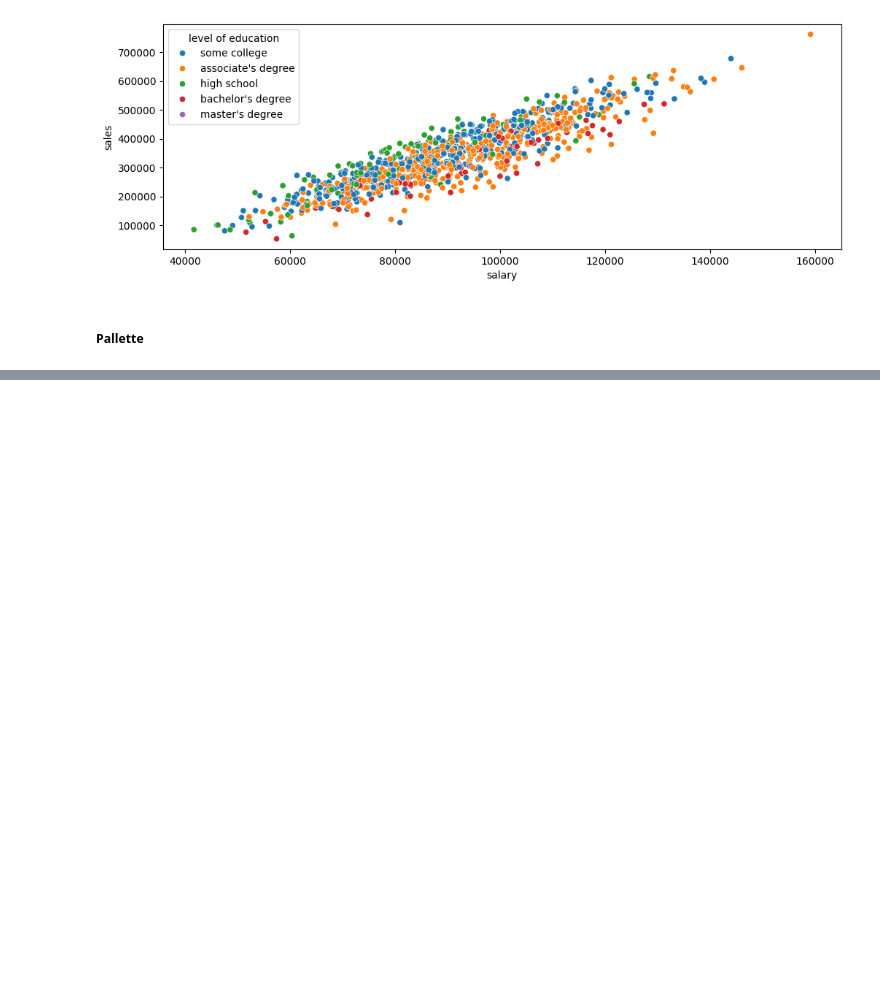
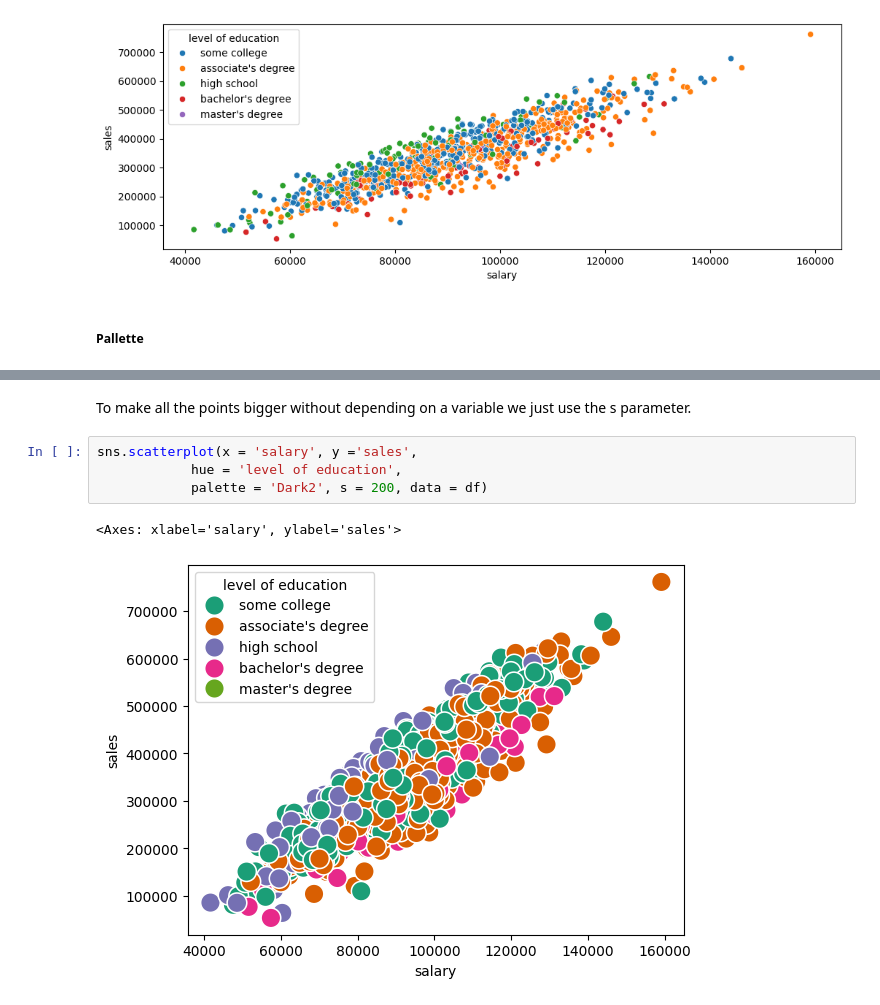
Before and after one commit to ryslipe/master_class, a Jupyter notebook: seaborn/01_seaborn_scatterplots.ipynb, the cells around one changed output, grey strips where cells are left out. Drawn from its saved outputs; the diff is of its cells as text; blank space fills up the shorter version.

```diff
--- a/seaborn/01_seaborn_scatterplots.ipynb
+++ b/seaborn/01_seaborn_scatterplots.ipynb
@@ -56,0 +69,9 @@ https://matplotlib.org/stable/users/explain/colors/colormaps.html
+# %% [markdown]
+To make all the points bigger without depending on a variable we just use the s parameter.
+# %%
+sns.scatterplot(x = 'salary', y ='sales',
+            hue = 'level of education',
+            palette = 'Dark2', s = 200, data = df)
+# %% [output]
+<Axes: xlabel='salary', ylabel='sales'>
+[figure, added]
```
Also changed, not shown: parts of 5 cells of this notebook.
